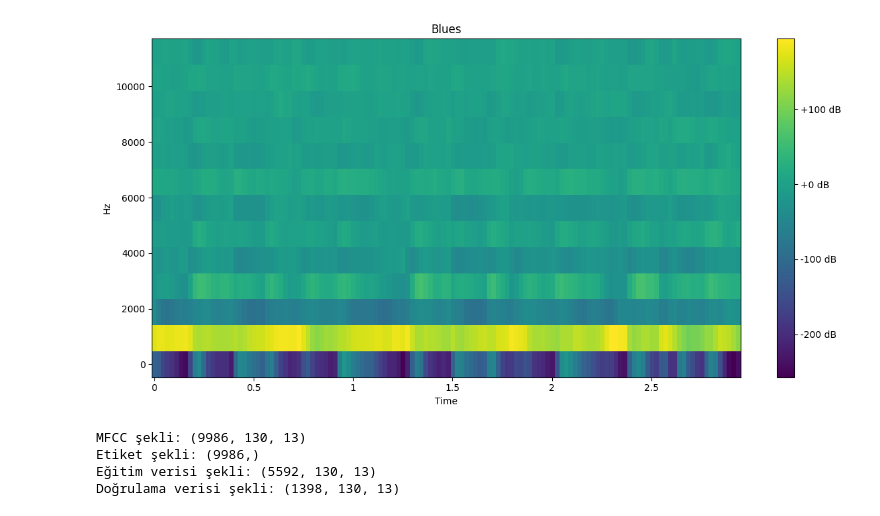
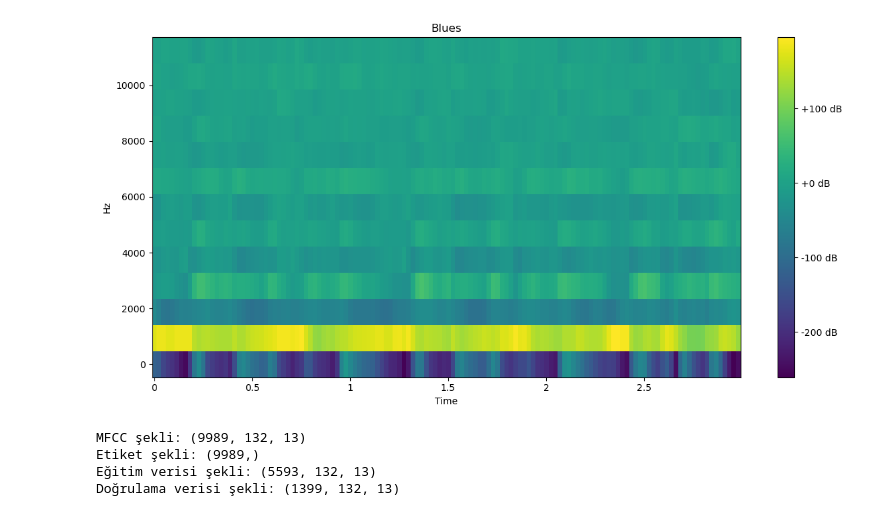
Before and after one commit to efectn/python-music-classification, a Jupyter notebook: models/lstm_model.ipynb, the cells around one changed output. Saved outputs shown, nothing was run; the diff lists cells and outputs as text; code cells hidden in the pictures.

```diff
--- a/models/lstm_model.ipynb
+++ b/models/lstm_model.ipynb
@@ -22,23 +25,24 @@ def plot_mfcc(mfcc, fs):
     plt.colorbar(format='%+02.0f dB')
     plt.tight_layout()
 # %%
-json_path = "C:/Users/ismai/OneDrive/Masaüstü/data/features_2.0_sec.json"
+path="/home/efectn/python-music-classification"
+json_path = path+"/dataset/features_3.0_sec.json"
 
 with open(json_path, "r") as fp:
     data = json.load(fp)
 
 idx = 100
 fs = 22500
 
 mfcc_sample = np.array(data["mfcc"])[idx].T
 plot_mfcc(mfcc_sample, fs)
 
 if "genre_name" in data:
     plt.title(f"{np.array(data['genre_name'])[idx].title()}")
 else:
     plt.title(f"Sample #{idx}")
 # %% [output]
-[figure, old version]
+[figure, new version]
 # %%
 X = np.array(data["mfcc"])
 y = np.array(data["genre_num"])
@@ -52,10 +56,10 @@ X_train, X_val, y_train, y_val = train_test_split(X_train, y_train, test_size=0.
 print("Eğitim verisi şekli:", X_train.shape)
 print("Doğrulama verisi şekli:", X_val.shape)
 # %% [output]
-MFCC şekli: (9986, 130, 13)
-Etiket şekli: (9986,)
-Eğitim verisi şekli: (5592, 130, 13)
-Doğrulama verisi şekli: (1398, 130, 13)
+MFCC şekli: (9989, 132, 13)
+Etiket şekli: (9989,)
+Eğitim verisi şekli: (5593, 132, 13)
+Doğrulama verisi şekli: (1399, 132, 13)
 # %%
 model_lstm = Sequential()
 
```
Also changed, not shown: parts of 6 cells of this notebook, 15 other files.
